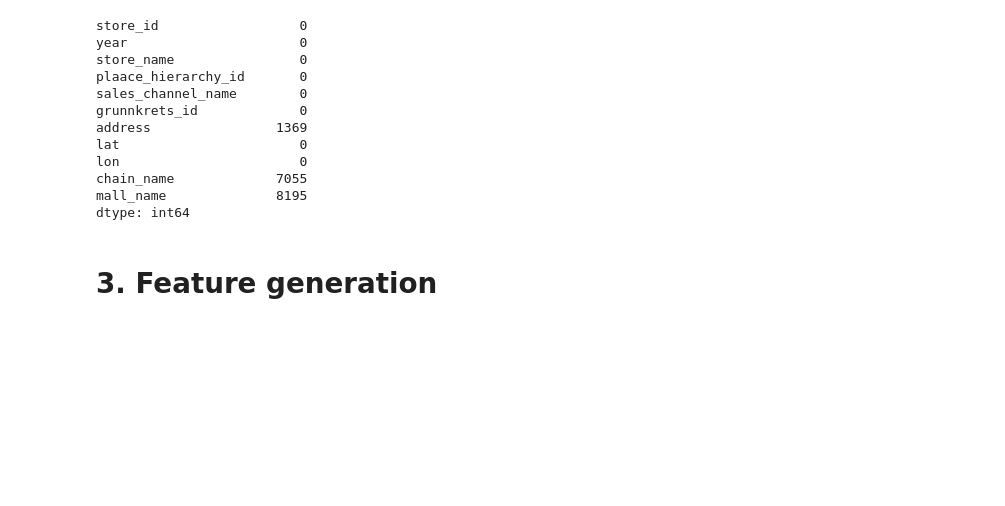
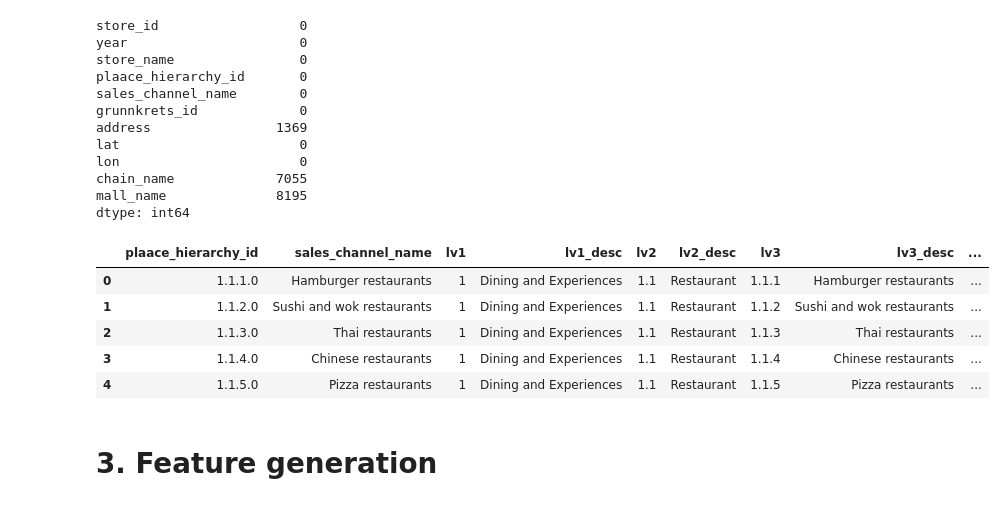
Before and after one commit to kasparpg/maskinprosjekt, a Jupyter notebook: main.ipynb, the cells around one changed output. Cells and saved outputs as stored; diff of their text form; code cells hidden in the pictures; blank space fills up the shorter version.

```diff
--- a/main.ipynb
+++ b/main.ipynb
@@ -152,6 +155,15 @@ lon                       0
 chain_name             7055
 mall_name              8195
 dtype: int64
+# %%
+plaace.head()
+# %% [output]
+|  | plaace_hierarchy_id | sales_channel_name | lv1 | lv1_desc | lv2 | lv2_desc | lv3 | lv3_desc | ... |
+| 0 | 1.1.1.0 | Hamburger restaurants | 1 | Dining and Experiences | 1.1 | Restaurant | 1.1.1 | Hamburger restaurants | ... |
+| 1 | 1.1.2.0 | Sushi and wok restaurants | 1 | Dining and Experiences | 1.1 | Restaurant | 1.1.2 | Sushi and wok restaurants | ... |
+| 2 | 1.1.3.0 | Thai restaurants | 1 | Dining and Experiences | 1.1 | Restaurant | 1.1.3 | Thai restaurants | ... |
+| 3 | 1.1.4.0 | Chinese restaurants | 1 | Dining and Experiences | 1.1 | Restaurant | 1.1.4 | Chinese restaurants | ... |
+| 4 | 1.1.5.0 | Pizza restaurants | 1 | Dining and Experiences | 1.1 | Restaurant | 1.1.5 | Pizza restaurants | ... |
 # %% [markdown]
 # 3. Feature generation
 # %%
```
Also changed, not shown: parts of 13 cells of this notebook, 12 other files.
